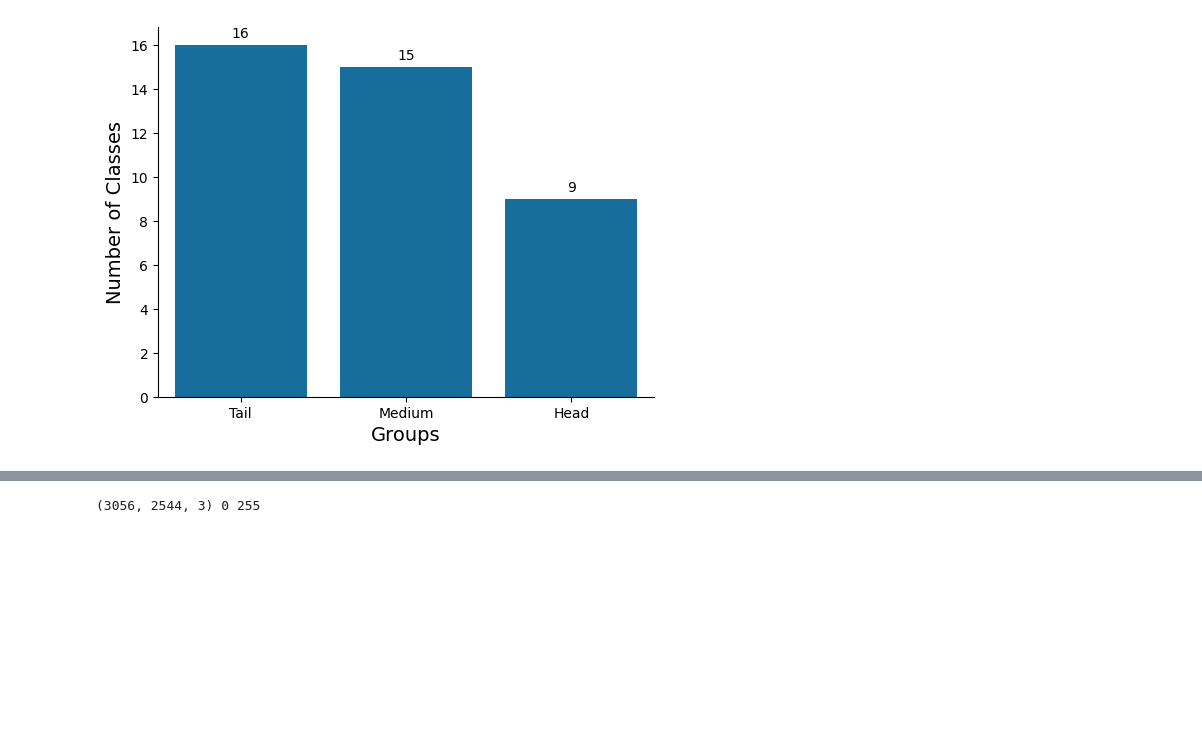
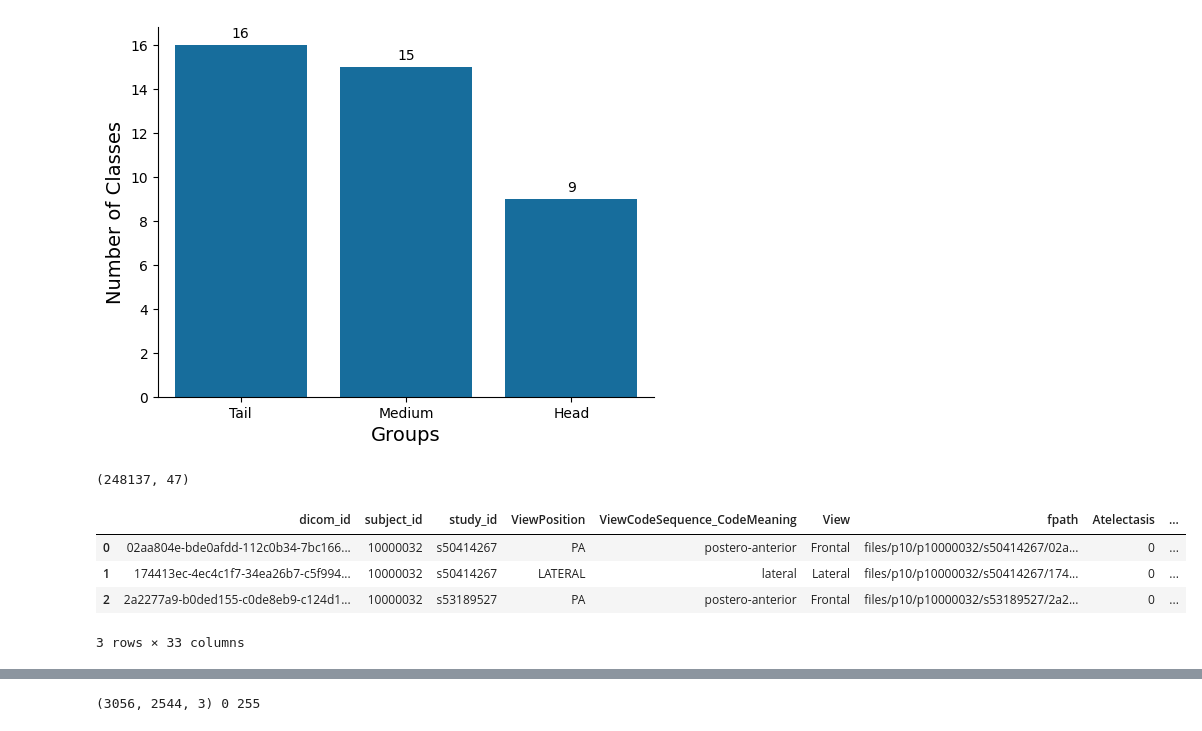
Before and after one commit to UoS-HDS/cxr-lt-diss, a Jupyter notebook: prelim_analysis.ipynb, the cells around one changed output, grey strips where cells are left out. Cells and saved outputs as stored; diff of their text form; code cells hidden in the pictures; blank space fills up the shorter version.

```diff
--- a/prelim_analysis.ipynb
+++ b/prelim_analysis.ipynb
@@ -336,7 +357,7 @@ def get_label_indices(all_labels: np.ndarray, labels: np.ndarray) -> list:
     )
 
 
-labels = train_df.columns[7:].to_numpy()
+labels = train_df.columns[-40:].to_numpy()
 print(labels, "\n")
 
 tail_classes = label_counts[label_counts["freq_class"] == "Tail"].index.to_numpy()
@@ -367,6 +388,9 @@ plt.xlabel("Groups")
 plt.ylabel("Number of Classes")
 for container in ax.containers:
     ax.bar_label(container, fmt="%d", label_type="edge", padding=3)
+
+plt.savefig(PLOTS_PATH / "cxr24_label_groups.svg")
+plt.show()
 # %% [output]
 ['Adenopathy' 'Atelectasis' 'Azygos Lobe' 'Calcification of the Aorta'
  'Cardiomegaly' 'Clavicle Fracture' 'Consolidation' 'Edema' 'Emphysema'
@@ -386,3 +410,21 @@ Tail classes indices: [19, 5, 35, 2, 30, 26, 15, 28, 16, 18, 33, 10, 32, 36, 39,
 Medium classes indices: [11, 13, 27, 38, 0, 8, 14, 3, 22, 23, 34, 17, 12, 31, 6]
 Head classes indices: [9, 24, 7, 29, 1, 25, 4, 21, 37]
 [figure]
+# %%
+no_views = train_df["View"] == "Unknown"
+train_df_no_missing_views = train_df[~no_views].reset_index(drop=True)
+train_df_no_missing_views.to_csv(CXR24_PATH / "train_labeled_no_missing_views.csv", index=False)
+print(train_df[~no_views].shape)
+# %% [output]
+(248137, 47)
+# %%
+labels_diff = np.array(list(set(labels).difference(set(labels_26))))
+train_df_26 = train_df_no_missing_views.drop(columns=labels_diff)
+train_df_26.to_csv(CXR24_PATH / "train_labeled_26.csv", index=False)
+train_df_26.head(3)
+# %% [output]
+|  | dicom_id | subject_id | study_id | ViewPosition | ViewCodeSequence_CodeMeaning | View | fpath | Atelectasis | ... |
+| 0 | 02aa804e-bde0afdd-112c0b34-7bc166... | 10000032 | s50414267 | PA | postero-anterior | Frontal | files/p10/p10000032/s50414267/02a... | 0 | ... |
+| 1 | 174413ec-4ec4c1f7-34ea26b7-c5f994... | 10000032 | s50414267 | LATERAL | lateral | Lateral | files/p10/p10000032/s50414267/174... | 0 | ... |
+| 2 | 2a2277a9-b0ded155-c0de8eb9-c124d1... | 10000032 | s53189527 | PA | postero-anterior | Frontal | files/p10/p10000032/s53189527/2a2... | 0 | ... |
+3 rows × 33 columns
```
Also changed, not shown: parts of 6 cells of this notebook, 3 other files.
